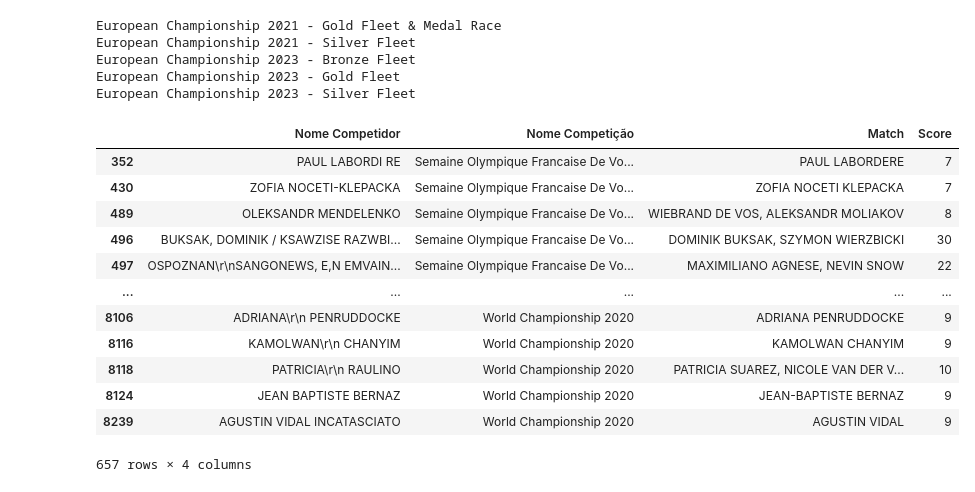
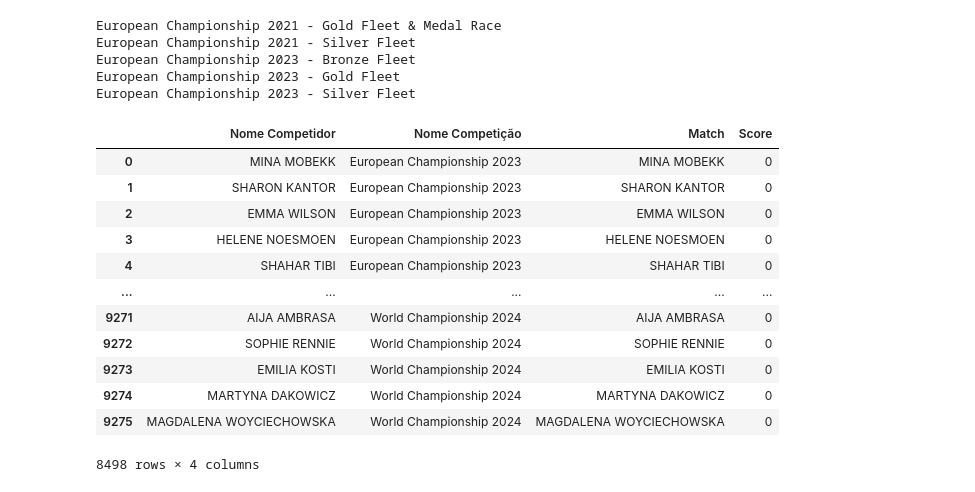
Before and after one commit to Gab-Mel/sailing-rankings-2024.1, a Jupyter notebook: general_cleaning/cleaning_names_2024/analisys.ipynb, the cells around one changed output. Saved outputs shown, nothing was run; the diff lists cells and outputs as text; code cells hidden in the pictures.

Commit message:
fiz o tratamento de nomes das regatas

```diff
--- a/general_cleaning/cleaning_names_2024/analisys.ipynb
+++ b/general_cleaning/cleaning_names_2024/analisys.ipynb
@@ -101,18 +101,18 @@ for i, sujo in nomes_sujos.iterrows():
     nomes_sujos.at[i, 'Match'] = best_match
     nomes_sujos.at[i, 'Score'] = best_score
 # %%
-nomes_sujos[nomes_sujos['Score'] > 6]
+nomes_sujos[nomes_sujos['Score'] < 6]
 # %% [output]
 |  | Nome Competidor | Nome Competição | Match | Score |
-| 352 | PAUL LABORDI RE | Semaine Olympique Francaise De Vo... | PAUL LABORDERE | 7 |
-| 430 | ZOFIA NOCETI-KLEPACKA | Semaine Olympique Francaise De Vo... | ZOFIA NOCETI KLEPACKA | 7 |
-| 489 | OLEKSANDR MENDELENKO | Semaine Olympique Francaise De Vo... | WIEBRAND DE VOS, ALEKSANDR MOLIAKOV | 8 |
-| 496 | BUKSAK, DOMINIK / KSAWZISE RAZWBI... | Semaine Olympique Francaise De Vo... | DOMINIK BUKSAK, SZYMON WIERZBICKI | 30 |
-| 497 | OSPOZNAN\r\nSANGONEWS, E,N EMVAIN... | Semaine Olympique Francaise De Vo... | MAXIMILIANO AGNESE, NEVIN SNOW | 22 |
+| 0 | MINA MOBEKK | European Championship 2023 | MINA MOBEKK | 0 |
+| 1 | SHARON KANTOR | European Championship 2023 | SHARON KANTOR | 0 |
+| 2 | EMMA WILSON | European Championship 2023 | EMMA WILSON | 0 |
+| 3 | HELENE NOESMOEN | European Championship 2023 | HELENE NOESMOEN | 0 |
+| 4 | SHAHAR TIBI | European Championship 2023 | SHAHAR TIBI | 0 |
 | ... | ... | ... | ... | ... |
-| 8106 | ADRIANA\r\n PENRUDDOCKE | World Championship 2020 | ADRIANA PENRUDDOCKE | 9 |
-| 8116 | KAMOLWAN\r\n CHANYIM | World Championship 2020 | KAMOLWAN CHANYIM | 9 |
-| 8118 | PATRICIA\r\n RAULINO | World Championship 2020 | PATRICIA SUAREZ, NICOLE VAN DER V... | 10 |
-| 8124 | JEAN BAPTISTE BERNAZ | World Championship 2020 | JEAN-BAPTISTE BERNAZ | 9 |
-| 8239 | AGUSTIN VIDAL INCATASCIATO | World Championship 2020 | AGUSTIN VIDAL | 9 |
+| 9271 | AIJA AMBRASA | World Championship 2024 | AIJA AMBRASA | 0 |
+| 9272 | SOPHIE RENNIE | World Championship 2024 | SOPHIE RENNIE | 0 |
+| 9273 | EMILIA KOSTI | World Championship 2024 | EMILIA KOSTI | 0 |
+| 9274 | MARTYNA DAKOWICZ | World Championship 2024 | MARTYNA DAKOWICZ | 0 |
+| 9275 | MAGDALENA WOYCIECHOWSKA | World Championship 2024 | MAGDALENA WOYCIECHOWSKA | 0 |
-657 rows × 4 columns
+8498 rows × 4 columns
```
Also changed, not shown: parts of 9 cells of this notebook, 1 other file.
